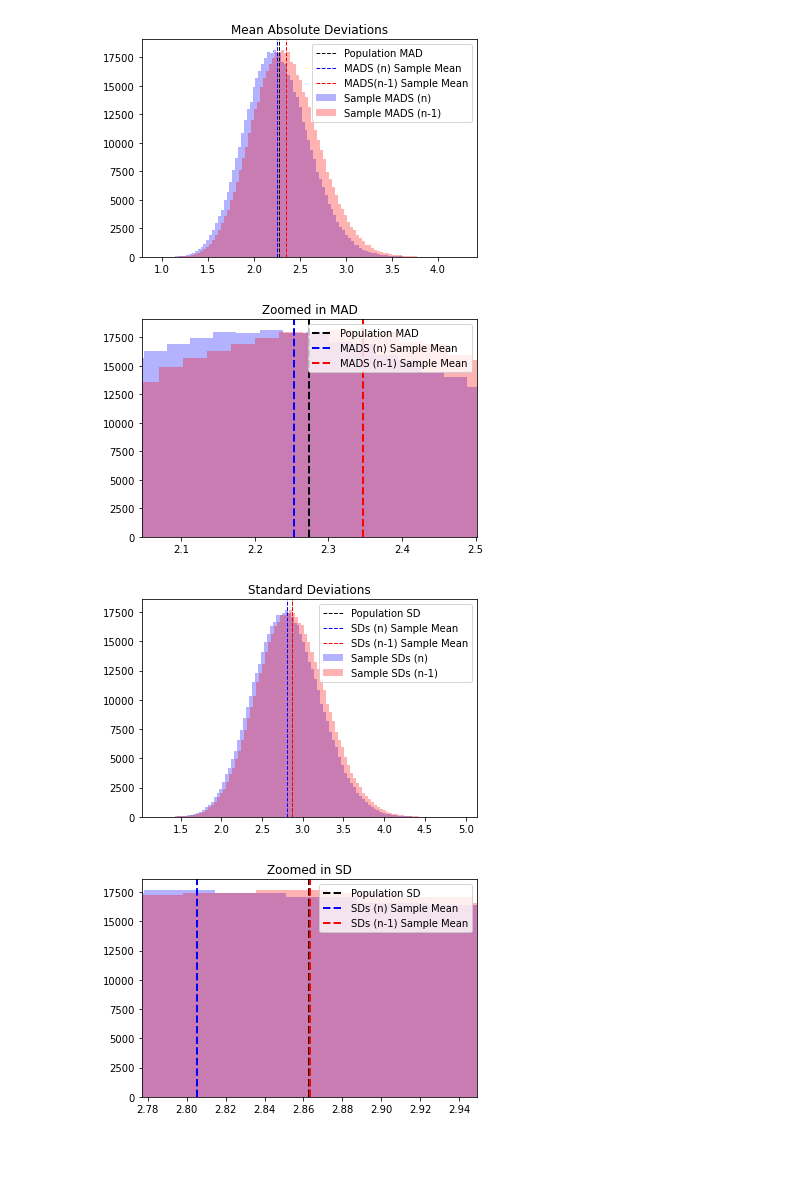
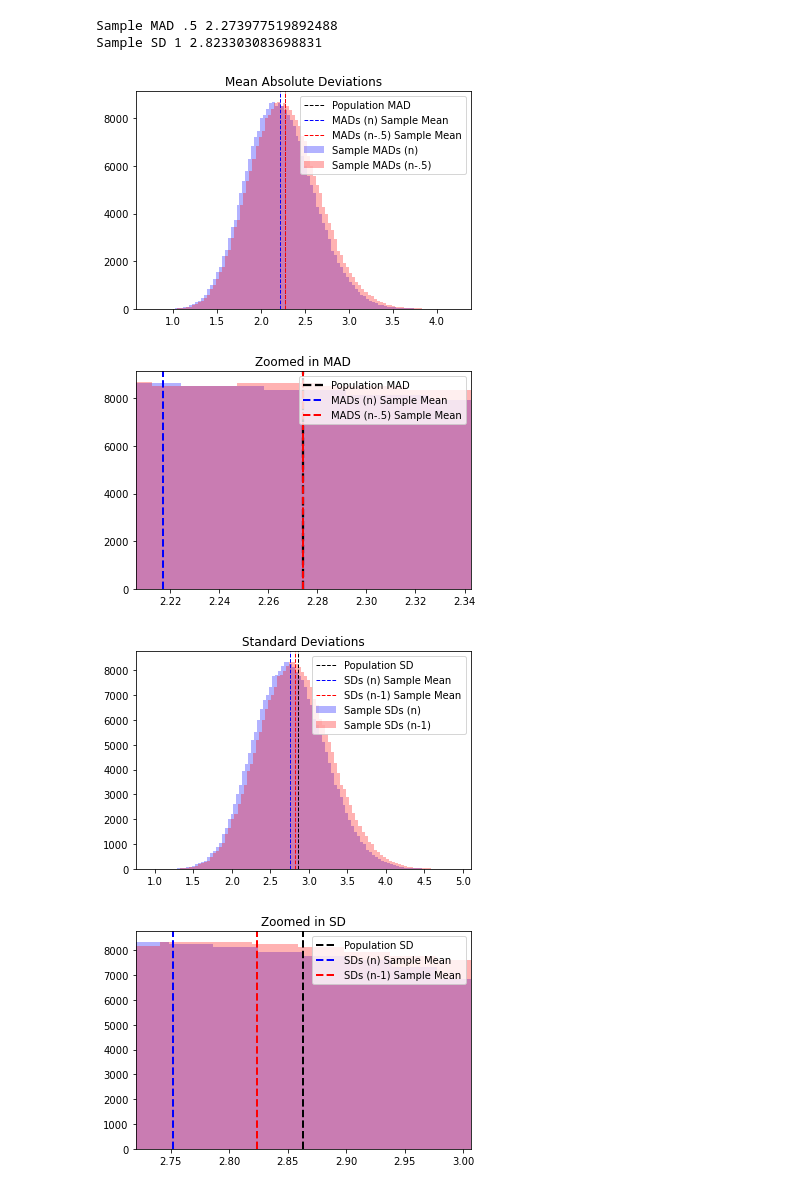
Before and after one commit to cloudroger/statistical_experiments, a Jupyter notebook: sample_sd_mad.ipynb, the cells around one changed output. Saved outputs shown, nothing was run; the diff lists cells and outputs as text; code cells hidden in the pictures; blank space fills up the shorter version.

```diff
--- a/sample_sd_mad.ipynb
+++ b/sample_sd_mad.ipynb
@@ -17,7 +17,7 @@ male_weights = []
 female_weights = []
 count = 0
 # %%
-with open('weight-height.csv', 'r+') as file:
+with open(r"C:\Users\roger\PycharmProjects\stats_experiments\data\weight-height.csv", 'r+') as file:
     reader = csv.reader(file)
     for row in reader:
         if count > 0:
@@ -54,6 +54,6 @@ Population SD 2.8630758781195405
 # %%
 #Sample percentage and test range vals are arbitrary
-sample_percentage = .005
+sample_percentage = .004
 test_range = 250000
 
 #Creating lists for sample values calculated with 'n' and 'n-1'
@@ -75,7 +75,7 @@ for x in range(test_range):
         sqd_distance += (height - male_heights_mean) ** 2
 
     madn = abs_distance / limit
-    madone = abs_distance / (limit-1)
+    madone = abs_distance / (limit-.5)
     sample_madsn.append(madn)
     sample_madsone.append(madone)
 
@@ -83,31 +83,36 @@ for x in range(test_range):
     sdone = math.sqrt(sqd_distance / (limit-1))
     sample_sdsn.append(sdn)
     sample_sdsone.append(sdone)
+print('Sample MAD .5', np.mean(sample_madsone))
+print('Sample SD 1', np.mean(sample_sdsone))
+# %% [output]
+Sample MAD .5 2.273977519892488
+Sample SD 1 2.823303083698831
 # %%
 #Mean Absolute Deviations
 plt.hist(sample_madsn, bins = 100, color='blue', alpha=.3, label='Sample MADs (n)')
-plt.hist(sample_madsone, bins = 100, color='red', alpha=.3, label ='Sample MADs (n-1)')
+plt.hist(sample_madsone, bins = 100, color='red', alpha=.3, label ='Sample MADs (n-.5)')
 plt.axvline(popmad, color='black', linestyle='dashed', linewidth=1, label = 'Population MAD')
 plt.axvline(np.mean(sample_madsn), color='blue', linestyle='dashed', linewidth=1, label='MADs (n) Sample Mean')
-plt.axvline(np.mean(sample_madsone), color='red', linestyle='dashed', linewidth=1, label='MADs (n-1) Sample Mean')
+plt.axvline(np.mean(sample_madsone), color='red', linestyle='dashed', linewidth=1, label='MADs (n-.5) Sample Mean')
 plt.title('Mean Absolute Deviations')
 plt.legend()
 plt.show()
 # %% [output]
-[figure, old version]
+[figure, new version]
 # %%
 #Zoomed in MAD
 plt.hist(sample_madsn, bins = 100, color='blue', alpha=.3)
 plt.hist(sample_madsone, bins = 100, color='red', alpha=.3)
-plt.axvline(popmad, color='black', linestyle='dashed', linewidth=2, label = 'Population MAD')
+plt.axvline(popmad, color='black', linestyle='dashed', linewidth=2.25, label = 'Population MAD')
 plt.axvline(np.mean(sample_madsn), color='blue', linestyle='dashed', linewidth=2, label='MADs (n) Sample Mean')
-plt.axvline(np.mean(sample_madsone), color='red', linestyle='dashed', linewidth=2, label='MADS (n-1) Sample Mean')
+plt.axvline(np.mean(sample_madsone), color='red', linestyle='dashed', linewidth=2, label='MADS (n-.5) Sample Mean')
 plt.title('Zoomed in MAD')
 plt.legend()
-plt.xlim([.9*popmad, 1.1*popmad])
+plt.xlim([.97*popmad, 1.03*popmad])
 plt.show()
 # %% [output]
-[figure, old version]
+[figure, new version]
 # %%
 #Standard Deviations
 plt.hist(sample_sdsn, bins = 100, color='blue', alpha=.3, label='Sample SDs (n)')
@@ -119,7 +124,7 @@ plt.title('Standard Deviations')
 plt.legend()
 plt.show()
 # %% [output]
-[figure, old version]
+[figure, new version]
 # %%
 #Zoomed in SD
 plt.hist(sample_sdsn, bins = 100, color='blue', alpha=.3)
@@ -129,7 +134,7 @@ plt.axvline(np.mean(sample_sdsn), color='blue', linestyle='dashed', linewidth=2,
 plt.axvline(np.mean(sample_sdsone), color='red', linestyle='dashed', linewidth=2, label='SDs (n-1) Sample Mean')
 plt.title('Zoomed in SD')
 plt.legend()
-plt.xlim([.97*popsd, 1.03*popsd])
+plt.xlim([.95*popsd, 1.05*popsd])
 plt.show()
 # %% [output]
-[figure, old version]
+[figure, new version]
```
Also changed, not shown: parts of 9 cells of this notebook.
